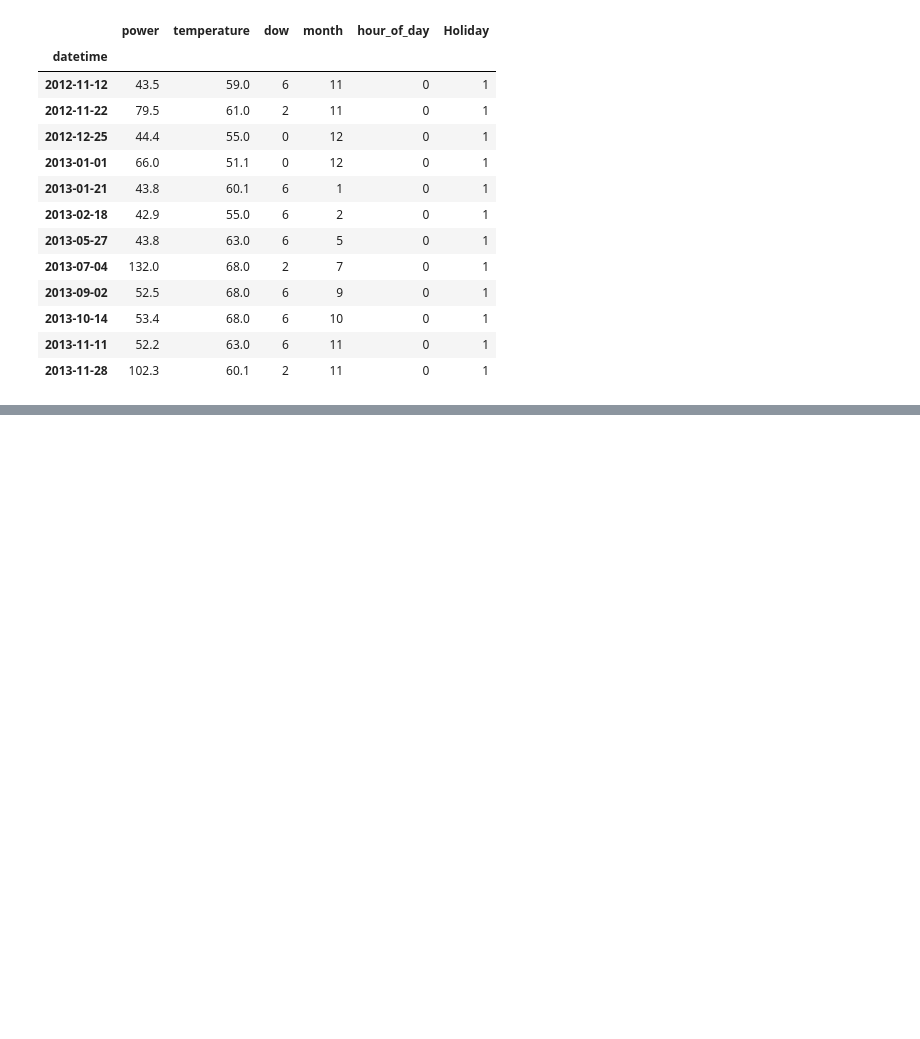
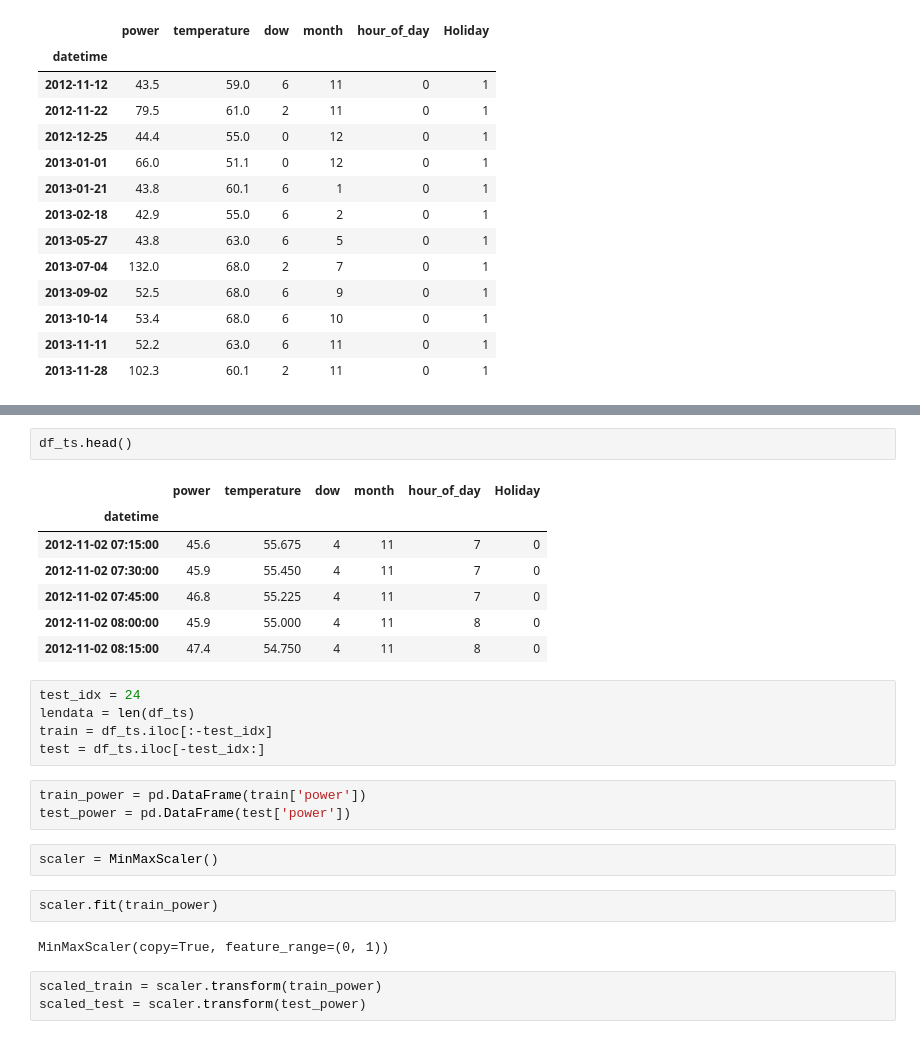
Before and after one commit to rmartinshort/mini_projects, a Jupyter notebook: load_curve_example/energy_use_prediction2.ipynb, the cells around one changed output, grey strips where cells are left out. Saved outputs shown, nothing was run; the diff lists cells and outputs as text; blank space fills up the shorter version.

```diff
--- a/load_curve_example/energy_use_prediction2.ipynb
+++ b/load_curve_example/energy_use_prediction2.ipynb
@@ -565,0 +579,27 @@ df_ts[df_ts['Holiday']==1]
+# %%
+df_ts.head()
+# %% [output]
+|  | power | temperature | dow | month | hour_of_day | Holiday |
+| datetime |  |  |  |  |  |  |
+| 2012-11-02 07:15:00 | 45.6 | 55.675 | 4 | 11 | 7 | 0 |
+| 2012-11-02 07:30:00 | 45.9 | 55.450 | 4 | 11 | 7 | 0 |
+| 2012-11-02 07:45:00 | 46.8 | 55.225 | 4 | 11 | 7 | 0 |
+| 2012-11-02 08:00:00 | 45.9 | 55.000 | 4 | 11 | 8 | 0 |
+| 2012-11-02 08:15:00 | 47.4 | 54.750 | 4 | 11 | 8 | 0 |
+# %%
+test_idx = 24
+lendata = len(df_ts)
+train = df_ts.iloc[:-test_idx]
+test = df_ts.iloc[-test_idx:]
+# %%
+train_power = pd.DataFrame(train['power'])
+test_power = pd.DataFrame(test['power'])
+# %%
+scaler = MinMaxScaler()
+# %%
+scaler.fit(train_power)
+# %% [output]
+MinMaxScaler(copy=True, feature_range=(0, 1))
+# %%
+scaled_train = scaler.transform(train_power)
+scaled_test = scaler.transform(test_power)
```
Also changed, not shown: parts of 6 cells of this notebook, 4 other files.
